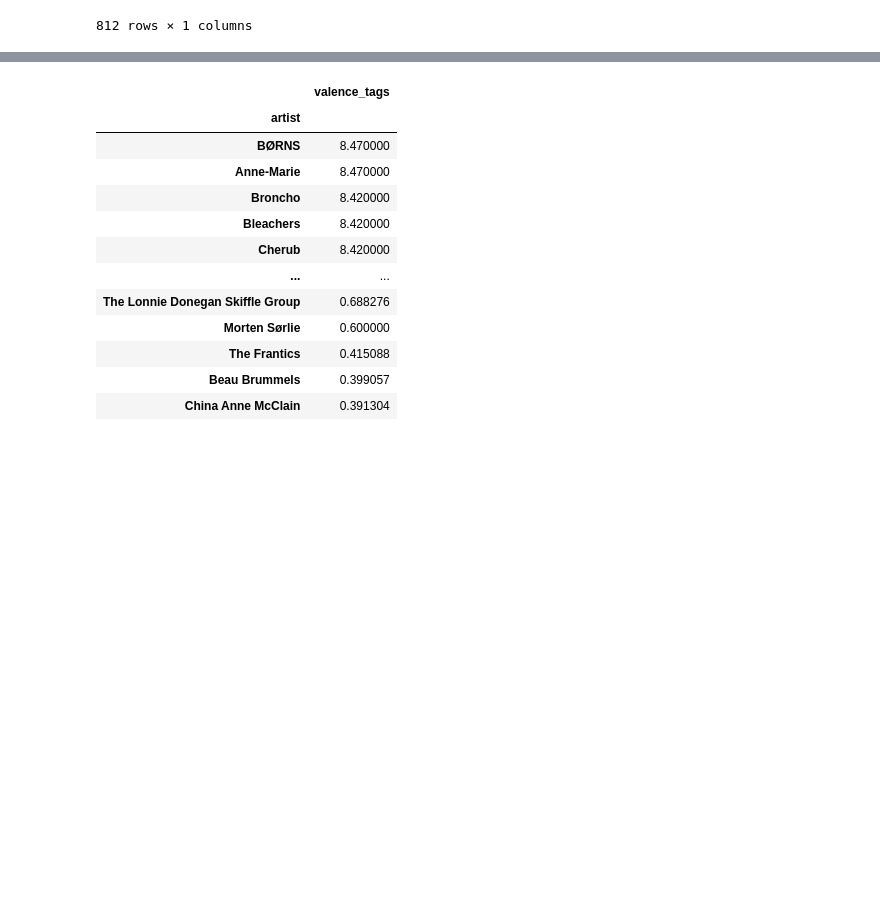
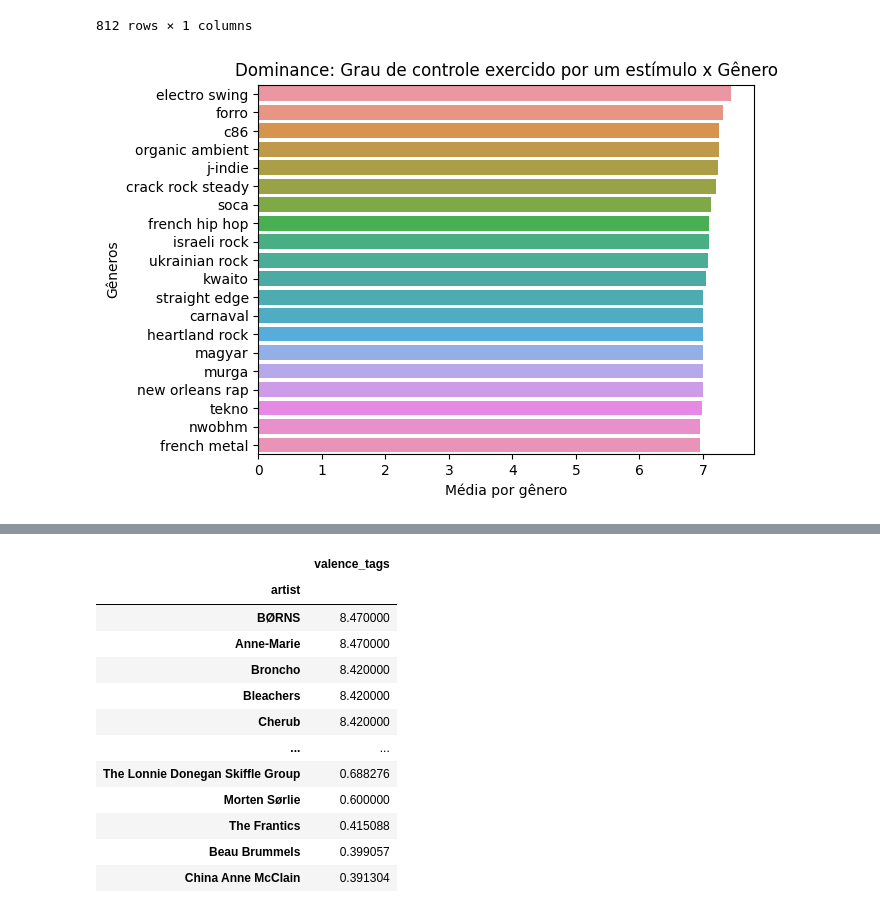
Before and after one commit to Texugo-928/EDA_Projeto_Sentimento_Musical, a Jupyter notebook: projeto-annaclara.ipynb, the cells around one changed output, grey strips where cells are left out. Saved outputs shown, nothing was run; the diff lists cells and outputs as text; code cells hidden in the pictures; blank space fills up the shorter version.

```diff
--- a/projeto-annaclara.ipynb
+++ b/projeto-annaclara.ipynb
@@ -658,6 +680,15 @@ dados.groupby(['genre']).agg({'dominance_tags': 'mean'}).sort_values(['dominance
 | red dirt | 1.980000 |
 | skiffle | 0.781379 |
 812 rows × 1 columns
+# %%
+df = dados.groupby('genre')['dominance_tags'].mean().reset_index().sort_values('dominance_tags', ascending=False)[:20]
+sns.barplot(df, y='genre', x='dominance_tags')
+plt.title('Dominance: Grau de controle exercido por um estímulo x Gênero')
+plt.xlabel('Média por gênero')
+plt.ylabel('Gêneros')
+plt.show()
+# %% [output]
+[figure, added]
 # %%
 dados['artist'].value_counts()
 # %% [output]
```
Also changed, not shown: parts of 18 cells of this notebook.
